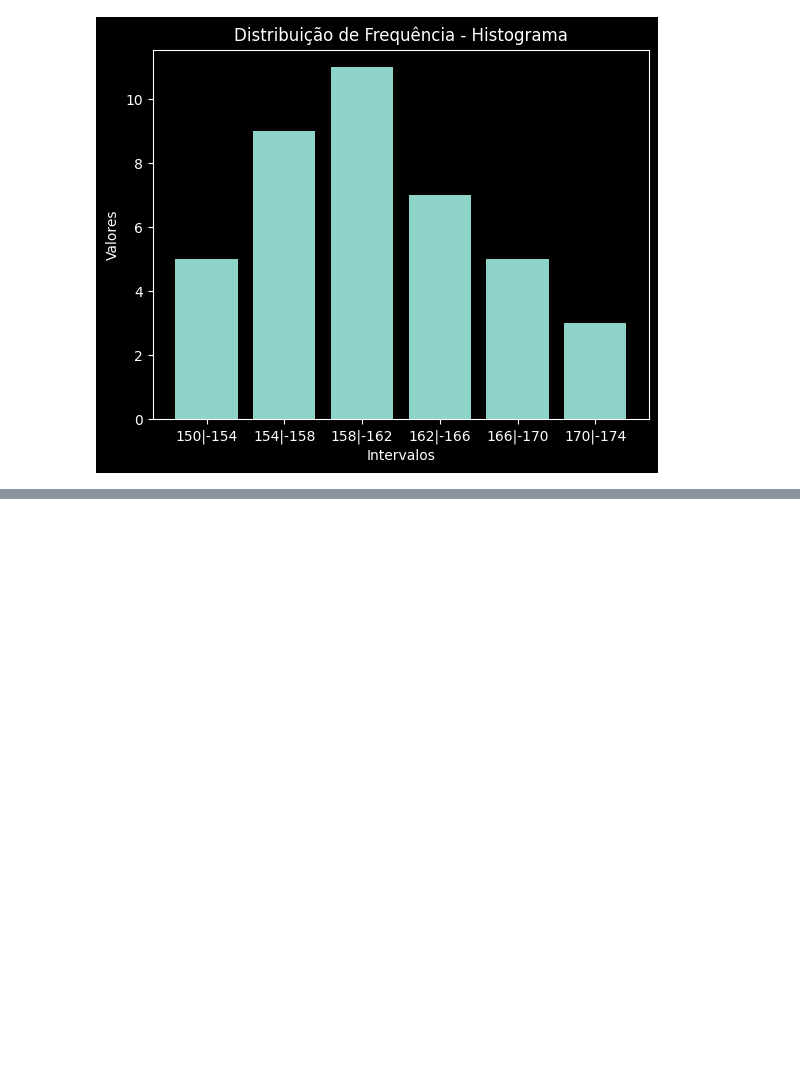
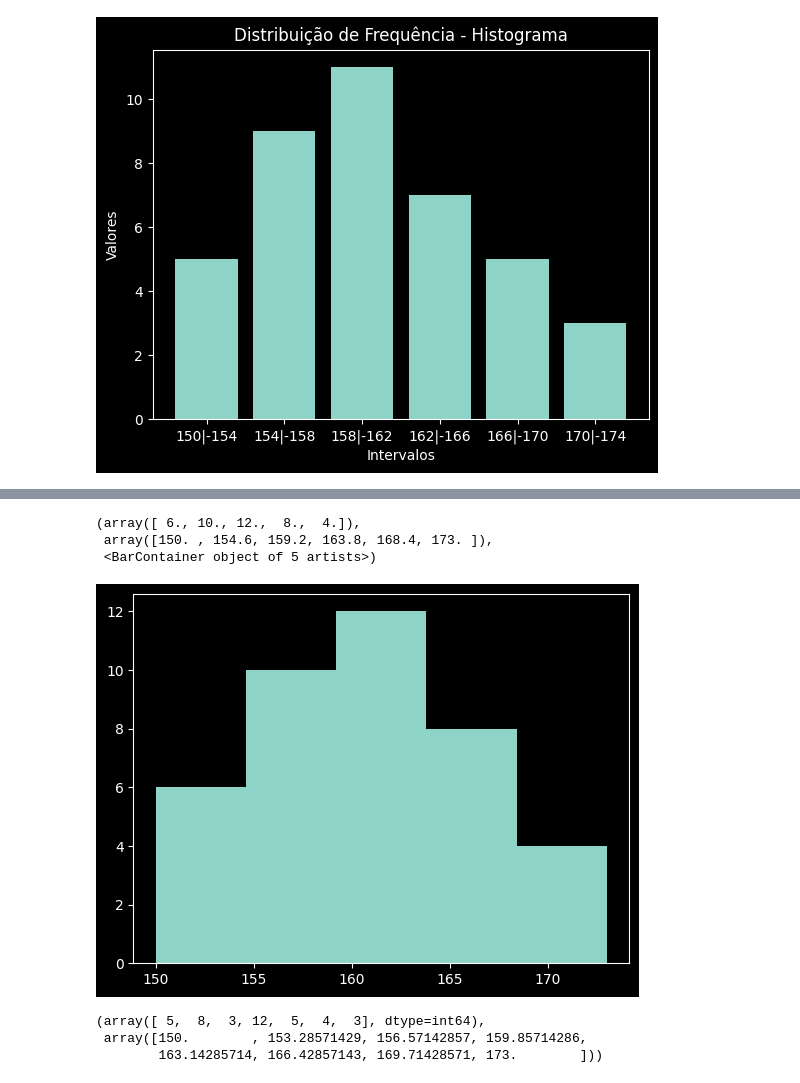
Before and after one commit to Joao-Inacio/Statistics_for-Data_Science, a Jupyter notebook: Distribuicao_de_Frequencia/Distribuicao_Frequencia.ipynb, the cells around one changed output, grey strips where cells are left out. Cells and saved outputs as stored; diff of their text form; code cells hidden in the pictures; blank space fills up the shorter version.

```diff
--- a/Distribuicao_de_Frequencia/Distribuicao_Frequencia.ipynb
+++ b/Distribuicao_de_Frequencia/Distribuicao_Frequencia.ipynb
@@ -147,0 +171,16 @@ plt.ylabel('Valores');
+# %%
+# Gráfico
+plt.hist(dados, classes)
+# %% [output]
+(array([ 6., 10., 12.,  8.,  4.]),
+ array([150. , 154.6, 159.2, 163.8, 168.4, 173. ]),
+ <BarContainer object of 5 artists>)
+[figure, added]
+# %%
+# Distribuição de Frequência com bins='sturges'
+frequencia, classes = np.histogram(dados, bins='sturges')
+frequencia, classes
+# %% [output]
+(array([ 5,  8,  3, 12,  5,  4,  3], dtype=int64),
+ array([150.        , 153.28571429, 156.57142857, 159.85714286,
+        163.14285714, 166.42857143, 169.71428571, 173.        ]))
```
Also changed, not shown: parts of 5 cells of this notebook.
